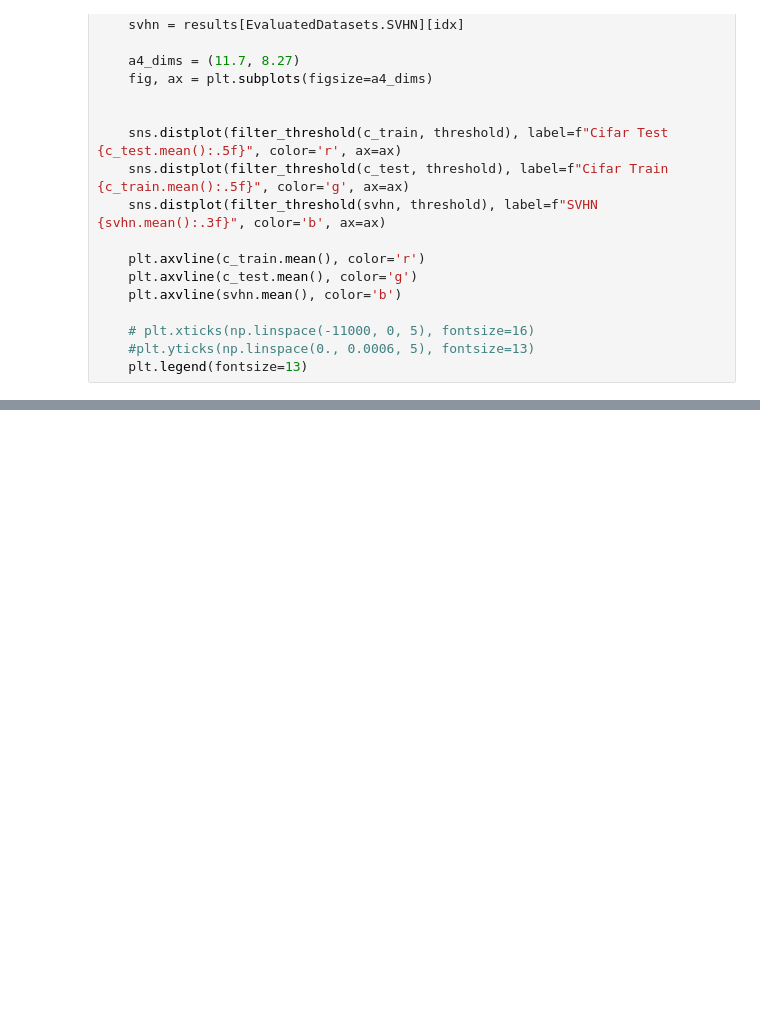
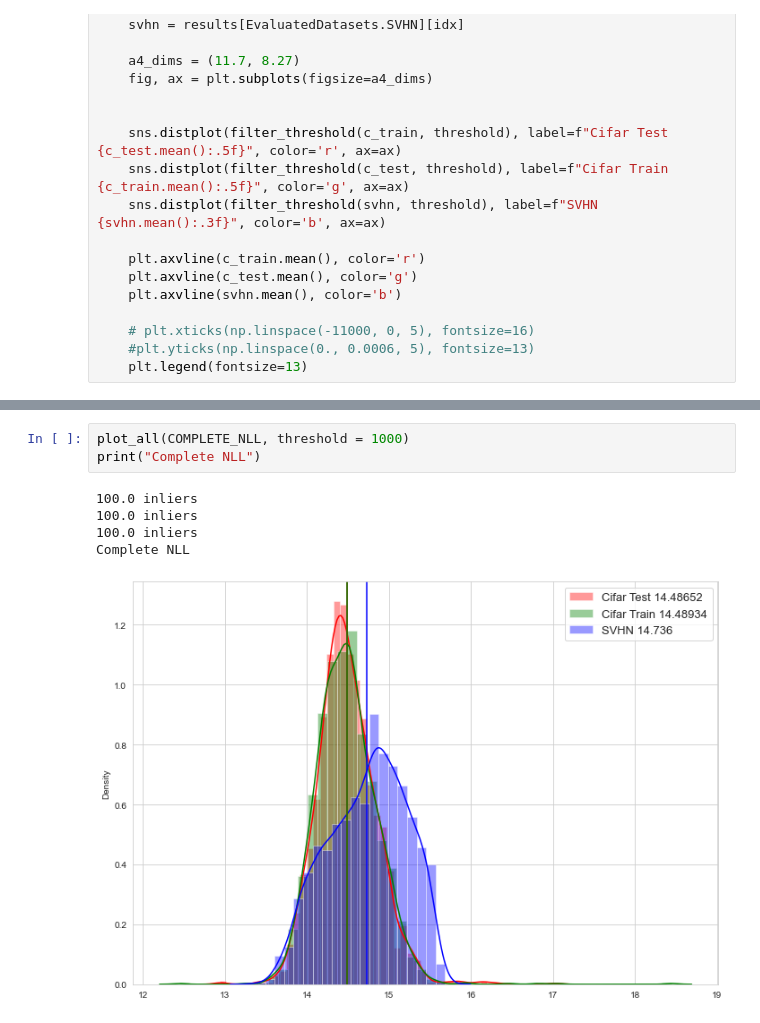
Before and after one commit to luifire/pyramidic-normalizing-flow, a Jupyter notebook: pyr_flow/experiments/eval_experiments.ipynb, the cells around one changed output, grey strips where cells are left out. Cells and saved outputs as stored; diff of their text form; blank space fills up the shorter version.

```diff
--- a/pyr_flow/experiments/eval_experiments.ipynb
+++ b/pyr_flow/experiments/eval_experiments.ipynb
@@ -83,0 +89,9 @@ print(len(a))
+# %%
+plot_all(COMPLETE_NLL, threshold = 1000)
+print("Complete NLL")
+# %% [output]
+100.0 inliers
+100.0 inliers
+100.0 inliers
+Complete NLL
+[figure, added]
```
Also changed, not shown: parts of 6 cells of this notebook, 11 other files.
